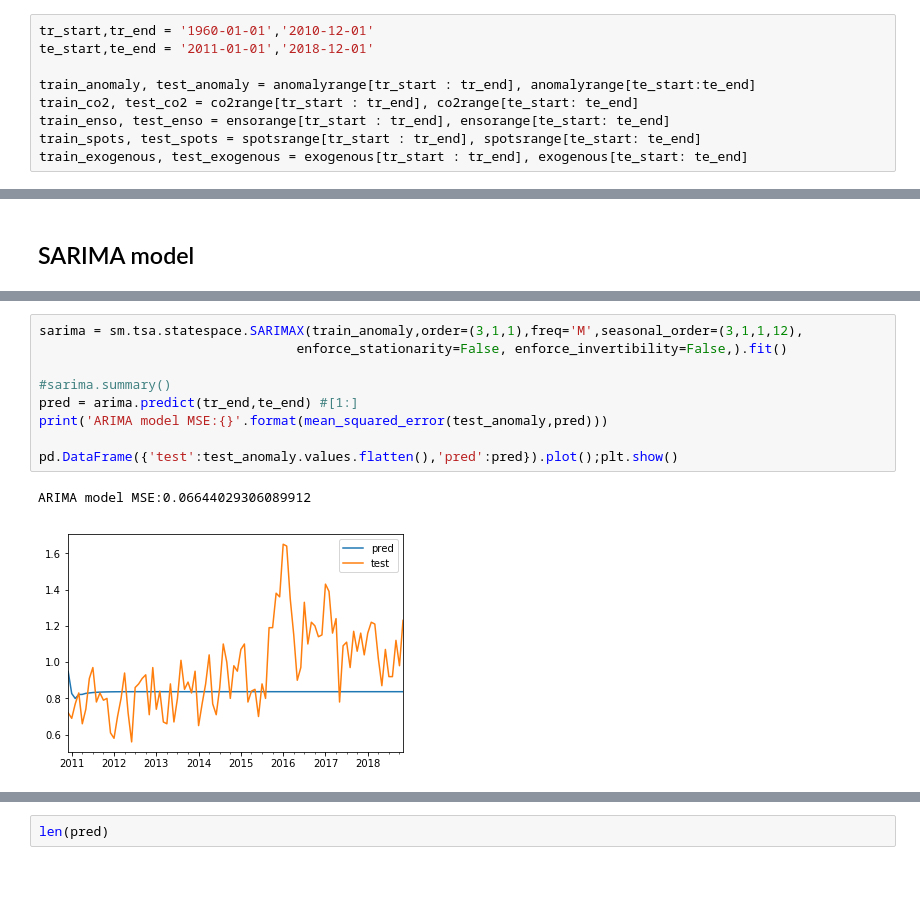
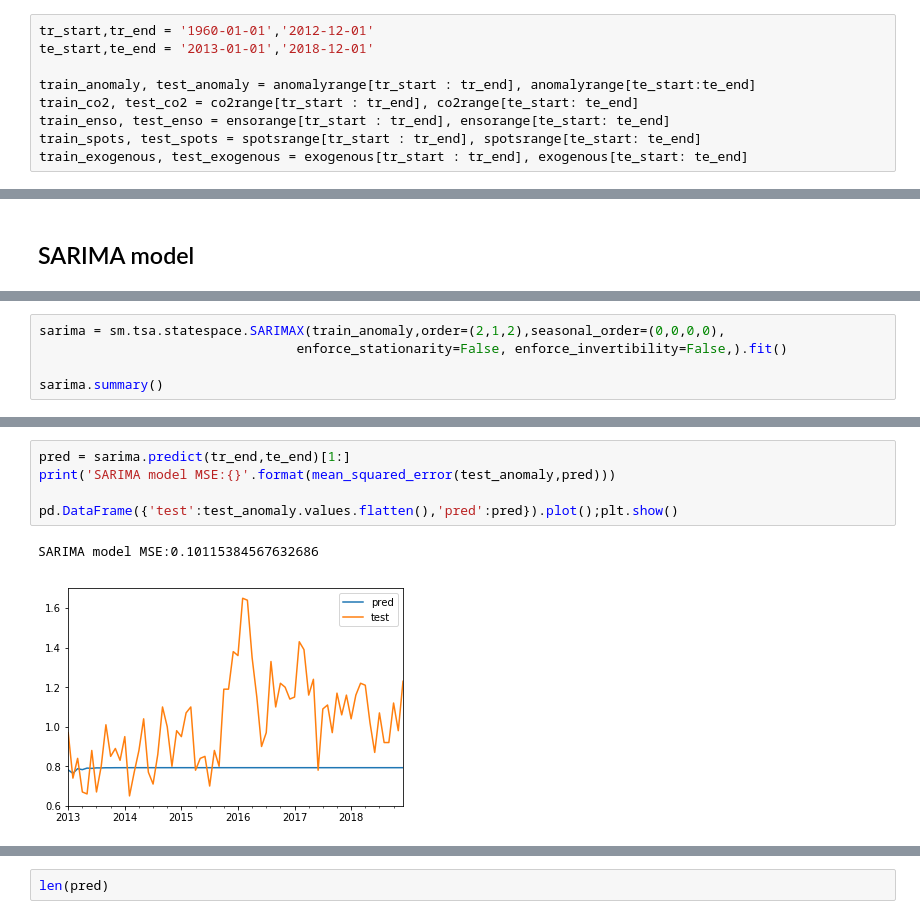
Before and after one commit to SimoAntikainen/sarimax-climate-change-forecast, a Jupyter notebook: sarimax-climate-change-forecast.ipynb, the cells around one changed output, grey strips where cells are left out. Cells and saved outputs as stored; diff of their text form; blank space fills up the shorter version.

```diff
--- a/sarimax-climate-change-forecast.ipynb
+++ b/sarimax-climate-change-forecast.ipynb
@@ -354,8 +353,8 @@ plt.show()
 # %% [markdown]
 ### Train/Test-split
 # %%
-tr_start,tr_end = '1960-01-01','2010-12-01'
-te_start,te_end = '2011-01-01','2018-12-01'
+tr_start,tr_end = '1960-01-01','2012-12-01'
+te_start,te_end = '2013-01-01','2018-12-01'
 
 train_anomaly, test_anomaly = anomalyrange[tr_start : tr_end], anomalyrange[te_start:te_end]
 train_co2, test_co2 = co2range[tr_start : tr_end], co2range[te_start: te_end]
@@ -492,0 +621,5 @@ HQIC-order: (4, 0)
+# %%
+sarima = sm.tsa.statespace.SARIMAX(train_anomaly,order=(2,1,2),seasonal_order=(0,0,0,0),
+                                 enforce_stationarity=False, enforce_invertibility=False,).fit()
+
+sarima.summary()
@@ -493,15 +645,11 @@ HQIC-order: (4, 0)
 # %%
-sarima = sm.tsa.statespace.SARIMAX(train_anomaly,order=(3,1,1),freq='M',seasonal_order=(3,1,1,12),
-                                 enforce_stationarity=False, enforce_invertibility=False,).fit()
-
-#sarima.summary()
-pred = arima.predict(tr_end,te_end) #[1:]
-print('ARIMA model MSE:{}'.format(mean_squared_error(test_anomaly,pred)))
+pred = sarima.predict(tr_end,te_end)[1:]
+print('SARIMA model MSE:{}'.format(mean_squared_error(test_anomaly,pred)))
 
 pd.DataFrame({'test':test_anomaly.values.flatten(),'pred':pred}).plot();plt.show()
 # %% [output]
-ARIMA model MSE:0.06644029306089912
+SARIMA model MSE:0.10115384567632686
-[figure, old version]
+[figure, new version]
 # %%
 res = sarima.resid
 fig,ax = plt.subplots(2,1,figsize=(15,8))
```
Also changed, not shown: parts of 67 cells of this notebook, 1 other file.
